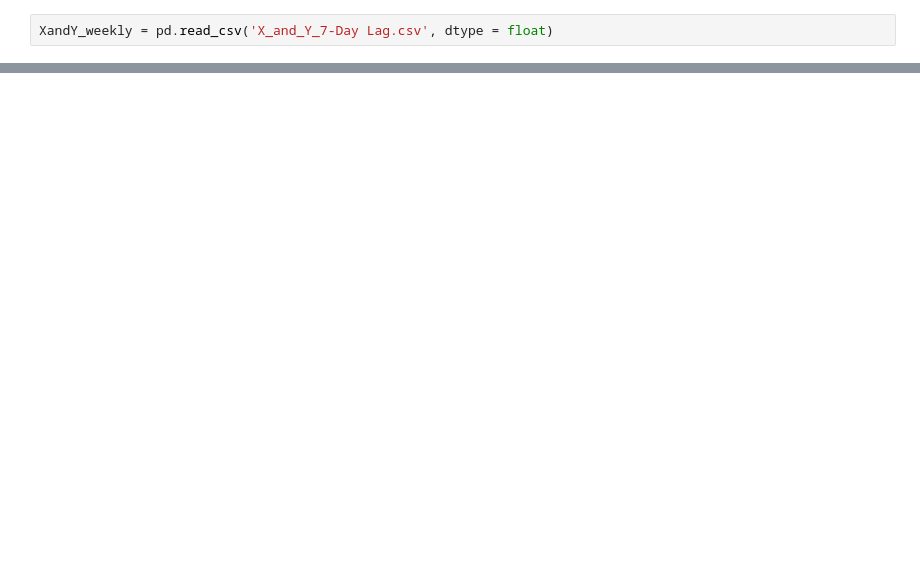
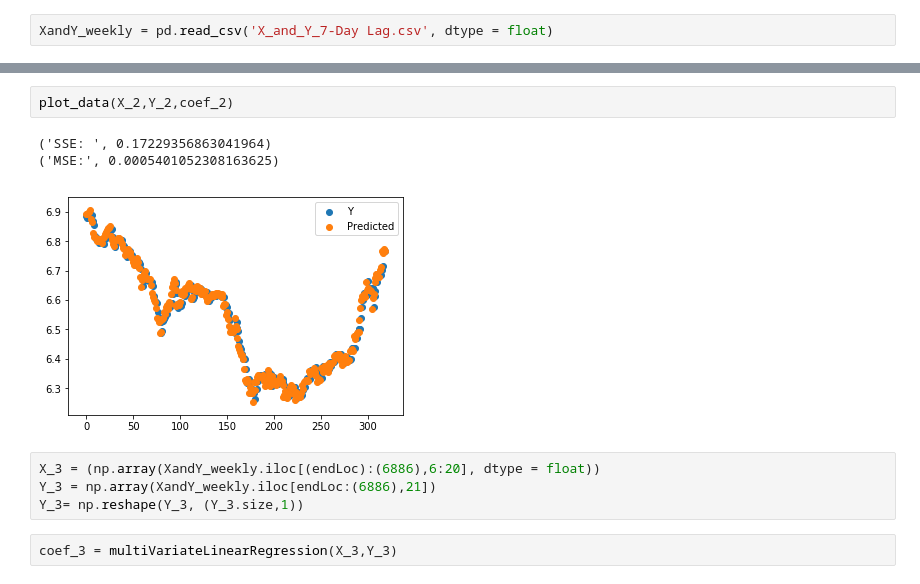
Before and after one commit to JamesSchallert/DowShangExch, a Jupyter notebook: finalproject-akeems-copy.ipynb, the cells around one changed output, grey strips where cells are left out. Saved outputs shown, nothing was run; the diff lists cells and outputs as text; blank space fills up the shorter version.

```diff
--- a/finalproject-akeems-copy.ipynb
+++ b/finalproject-akeems-copy.ipynb
@@ -46,0 +60,12 @@ linRegress(XandY_weekly)
+# %%
+plot_data(X_2,Y_2,coef_2)
+# %% [output]
+('SSE: ', 0.17229356863041964)
+('MSE:', 0.0005401052308163625)
+[figure, added]
+# %%
+X_3 = (np.array(XandY_weekly.iloc[(endLoc):(6886),6:20], dtype = float))
+Y_3 = np.array(XandY_weekly.iloc[endLoc:(6886),21])
+Y_3= np.reshape(Y_3, (Y_3.size,1))
+# %%
+coef_3 = multiVariateLinearRegression(X_3,Y_3)
```
Also changed, not shown: parts of 14 cells of this notebook, 1 other file.
